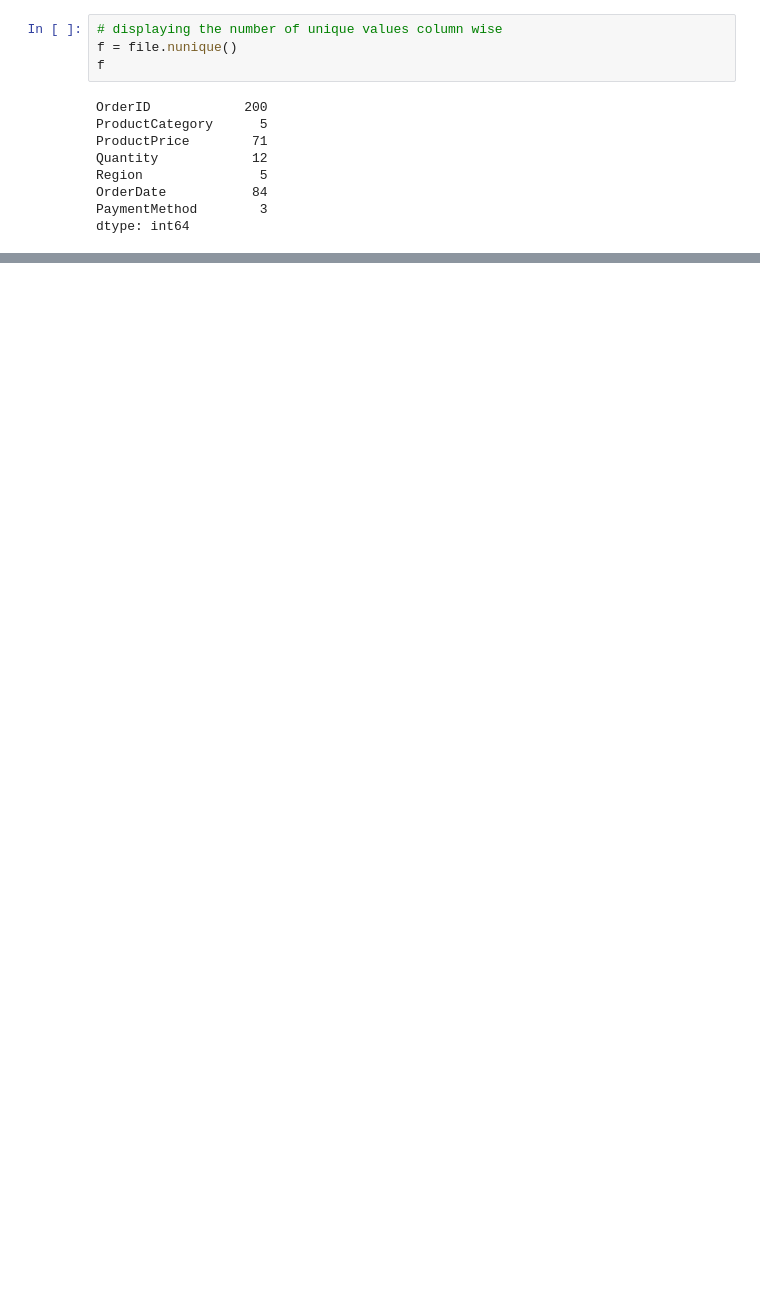
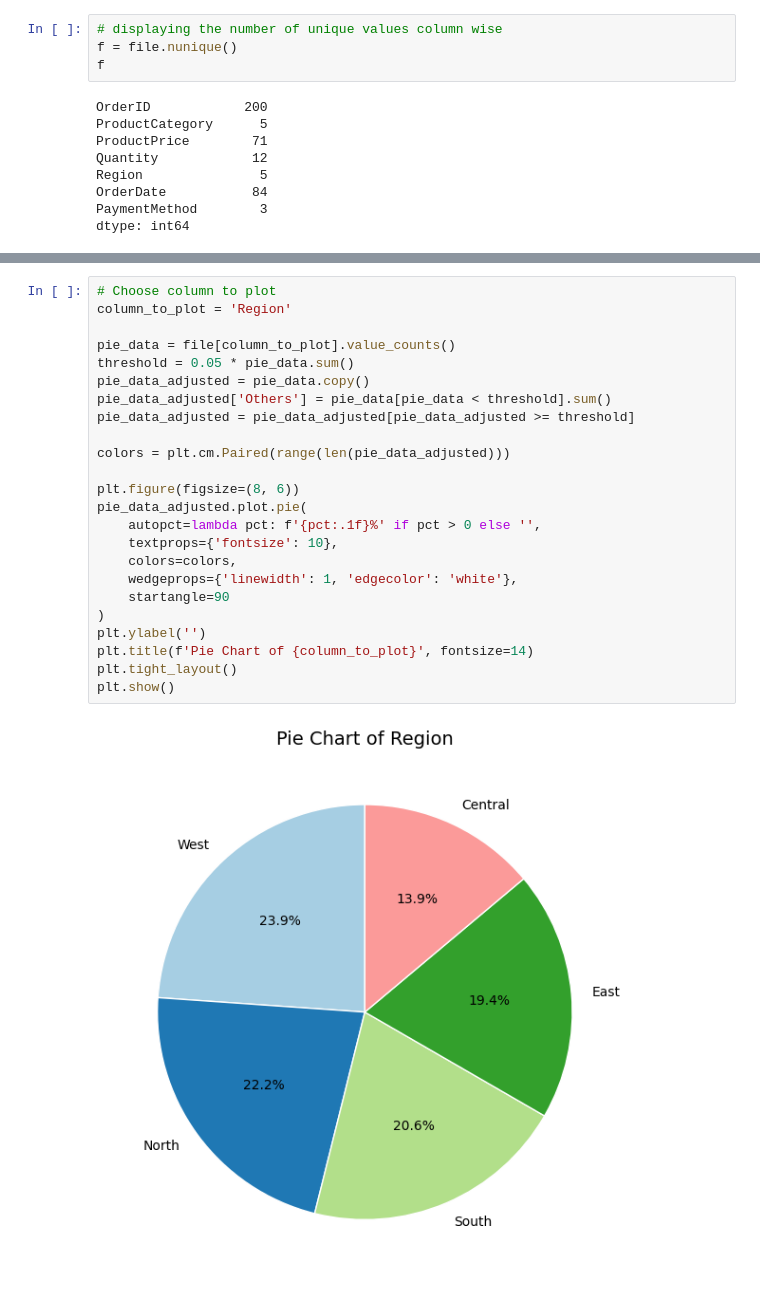
Before and after one commit to shreejoysarkar/CSV-File-Analyzer, a Jupyter notebook: trails.ipynb, the cells around one changed output, grey strips where cells are left out. Cells and saved outputs as stored; diff of their text form; blank space fills up the shorter version.

```diff
--- a/trails.ipynb
+++ b/trails.ipynb
@@ -105,0 +167,26 @@ dtype: int64
+# %%
+# Choose column to plot
+column_to_plot = 'Region'
+
+pie_data = file[column_to_plot].value_counts()
+threshold = 0.05 * pie_data.sum()
+pie_data_adjusted = pie_data.copy()
+pie_data_adjusted['Others'] = pie_data[pie_data < threshold].sum()
+pie_data_adjusted = pie_data_adjusted[pie_data_adjusted >= threshold]
+
+colors = plt.cm.Paired(range(len(pie_data_adjusted)))
+
+plt.figure(figsize=(8, 6))
+pie_data_adjusted.plot.pie(
+    autopct=lambda pct: f'{pct:.1f}%' if pct > 0 else '',
+    textprops={'fontsize': 10},
+    colors=colors,
+    wedgeprops={'linewidth': 1, 'edgecolor': 'white'},
+    startangle=90
+)
+plt.ylabel('')
+plt.title(f'Pie Chart of {column_to_plot}', fontsize=14)
+plt.tight_layout()
+plt.show()
+# %% [output]
+[figure, added]
```
Also changed, not shown: parts of 11 cells of this notebook.
